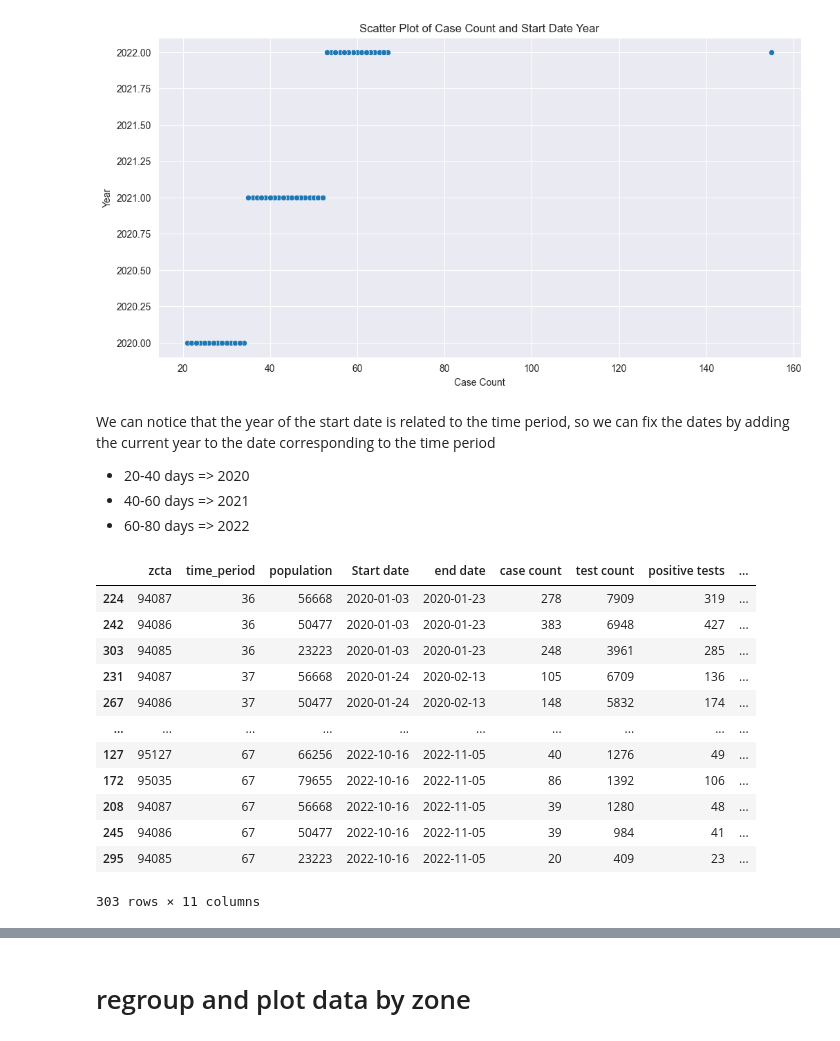
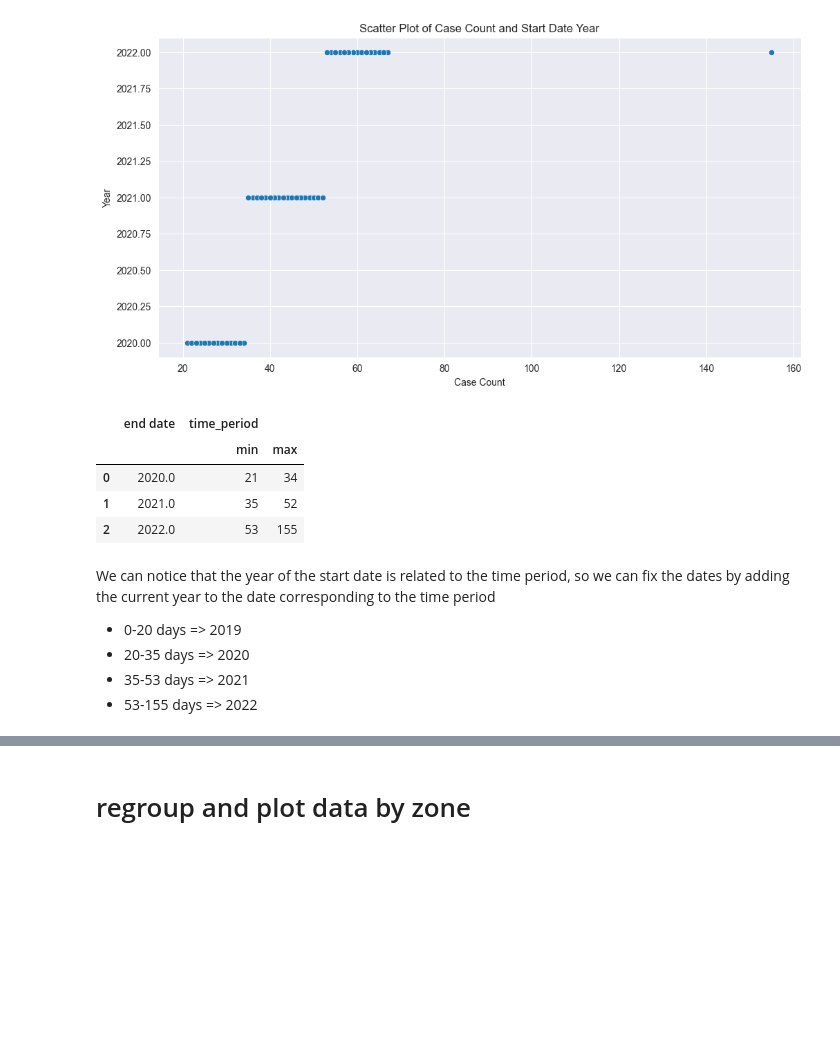
Before and after one commit to Mounir-charef/data_mining, a Jupyter notebook: notebooks/part1-2.ipynb, the cells around one changed output, grey strips where cells are left out. Cells and saved outputs as stored; diff of their text form; code cells hidden in the pictures; blank space fills up the shorter version.

```diff
--- a/notebooks/part1-2.ipynb
+++ b/notebooks/part1-2.ipynb
@@ -118,45 +118,20 @@ plt.title('Scatter Plot of Case Count and Start Date Year')
 plt.show()
 # %% [output]
 [figure]
+# %%
+def get_max_min_period_by_year(input_df: pd.DataFrame) -> pd.DataFrame:
+    return input_df.groupby(pd.to_datetime(input_df['end date'], errors='coerce').dt.year).agg({'time_period': ['min', 'max']}).reset_index()
+
+get_max_min_period_by_year(df)
+# %% [output]
+|  | end date | time_period |  |
+|  |  | min | max |
+| 0 | 2020.0 | 21 | 34 |
+| 1 | 2021.0 | 35 | 52 |
+| 2 | 2022.0 | 53 | 155 |
 # %% [markdown]
 We can notice that the year of the start date is related to the time period, so we can fix the dates by adding the current year to the date corresponding to the time period
-- 20-40 days => 2020
-- 40-60 days => 2021
-- 60-80 days => 2022
+- 0-20 days => 2019
+- 20-35 days => 2020
+- 35-53 days => 2021
+- 53-155 days => 2022
-# %%
-def transform_date(input_df: pd.DataFrame, date_column: list[str]) -> pd.DataFrame:
-    def time_period_to_year(time_period: int) -> int:
-        if 20 <= time_period <= 40:
-            return 2020
-        elif 40 <= time_period <= 60:
-            return 2021
-        elif 60 <= time_period <= 80:
-            return 2022
-        else:
-            return 2020
-
-    for column in date_column:
-        for row in input_df[[column, "time_period"]].itertuples():
-            try:
-                input_df.loc[row.Index, column] = datetime.strptime(f'{row[1]}-{time_period_to_year(row[2])}', '%d-%b-%Y').strftime('%m/%d/%Y')
-            except ValueError:
-                pass
-        input_df[column] = pd.to_datetime(input_df[column], format='%m/%d/%Y')
-    input_df.sort_values(by=date_column, inplace=True)
-
-transform_date(df, ['Start date', 'end date'])
-df
-# %% [output]
-|  | zcta | time_period | population | Start date | end date | case count | test count | positive tests | ... |
-| 224 | 94087 | 36 | 56668 | 2020-01-03 | 2020-01-23 | 278 | 7909 | 319 | ... |
-| 242 | 94086 | 36 | 50477 | 2020-01-03 | 2020-01-23 | 383 | 6948 | 427 | ... |
-| 303 | 94085 | 36 | 23223 | 2020-01-03 | 2020-01-23 | 248 | 3961 | 285 | ... |
-| 231 | 94087 | 37 | 56668 | 2020-01-24 | 2020-02-13 | 105 | 6709 | 136 | ... |
-| 267 | 94086 | 37 | 50477 | 2020-01-24 | 2020-02-13 | 148 | 5832 | 174 | ... |
-| ... | ... | ... | ... | ... | ... | ... | ... | ... | ... |
-| 127 | 95127 | 67 | 66256 | 2022-10-16 | 2022-11-05 | 40 | 1276 | 49 | ... |
-| 172 | 95035 | 67 | 79655 | 2022-10-16 | 2022-11-05 | 86 | 1392 | 106 | ... |
-| 208 | 94087 | 67 | 56668 | 2022-10-16 | 2022-11-05 | 39 | 1280 | 48 | ... |
-| 245 | 94086 | 67 | 50477 | 2022-10-16 | 2022-11-05 | 39 | 984 | 41 | ... |
-| 295 | 94085 | 67 | 23223 | 2022-10-16 | 2022-11-05 | 20 | 409 | 23 | ... |
-303 rows × 11 columns
```
Also changed, not shown: parts of 8 cells of this notebook.
